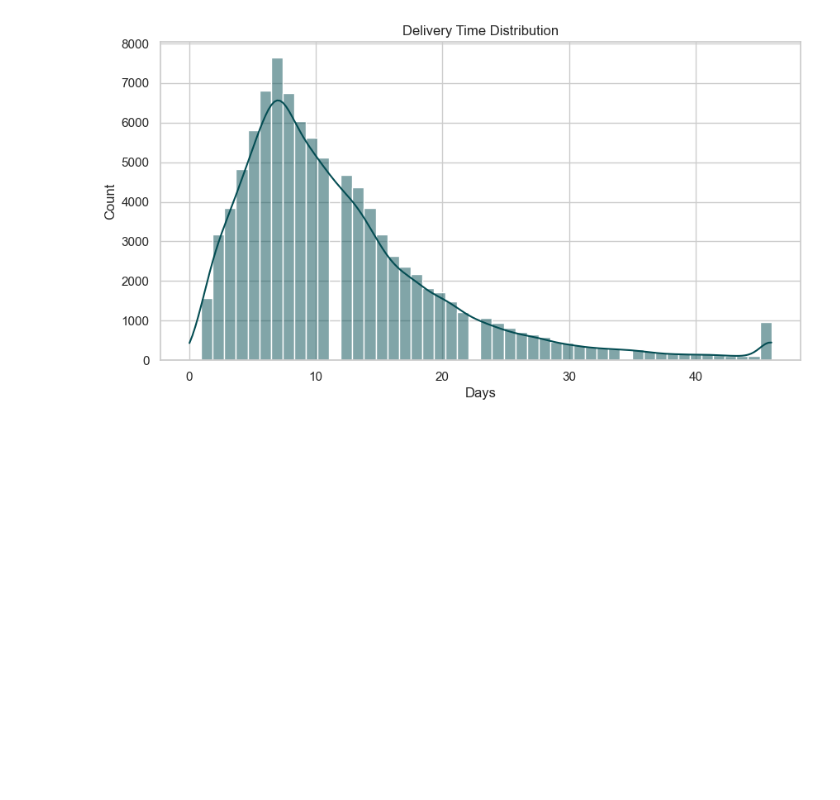
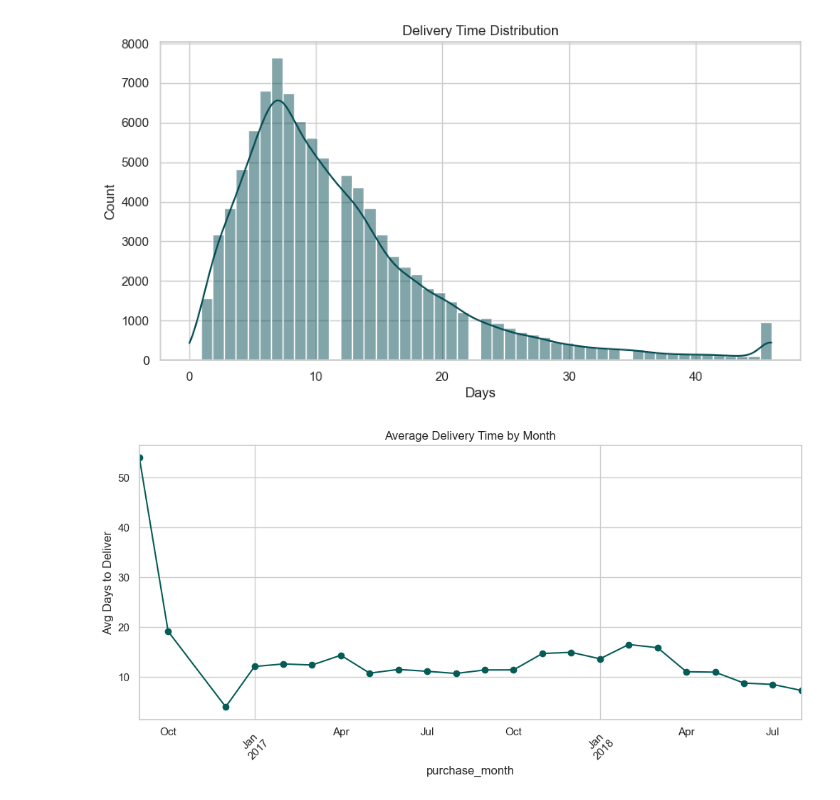
Before and after one commit to AliyarBhos/data-science-journey, a Jupyter notebook: 03_exploratory_data_analysis_and_visualization/olist_eda.ipynb, the cells around one changed output. Drawn from its saved outputs; the diff is of its cells as text; code cells hidden in the pictures; blank space fills up the shorter version.

```diff
--- a/03_exploratory_data_analysis_and_visualization/olist_eda.ipynb
+++ b/03_exploratory_data_analysis_and_visualization/olist_eda.ipynb
@@ -199,3 +199,12 @@ plt.show()
 # %%
 delivered['purchase_month'] = delivered['order_purchase_timestamp'].dt.to_period('M')
 monthly_delivery = delivered.groupby('purchase_month')['delivery_days'].mean()
+# %%
+fig, ax = plt.subplots(figsize=(12, 5))
+monthly_delivery.plot(kind='line', marker='o', ax=ax, color="#055C57")
+ax.set_title('Average Delivery Time by Month')
+ax.set_ylabel('Avg Days to Deliver')
+plt.xticks(rotation=45)
+plt.show()
+# %% [output]
+[figure, added]
```
